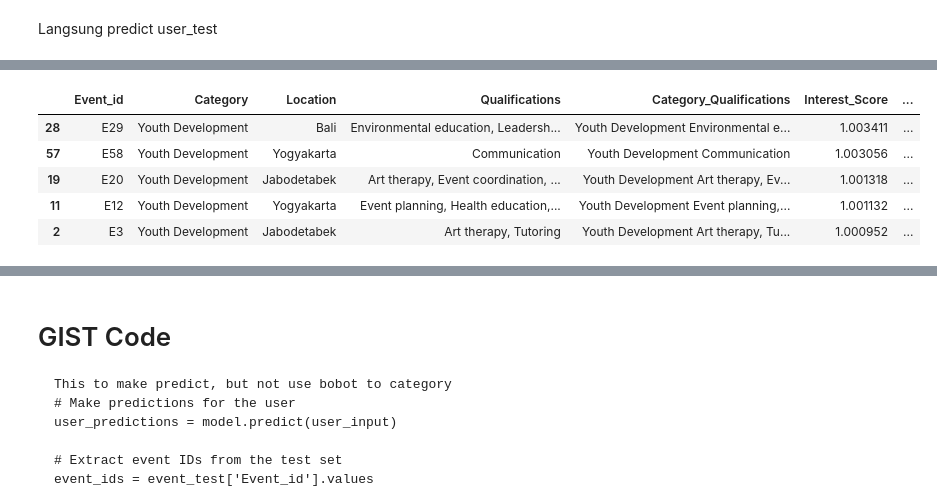
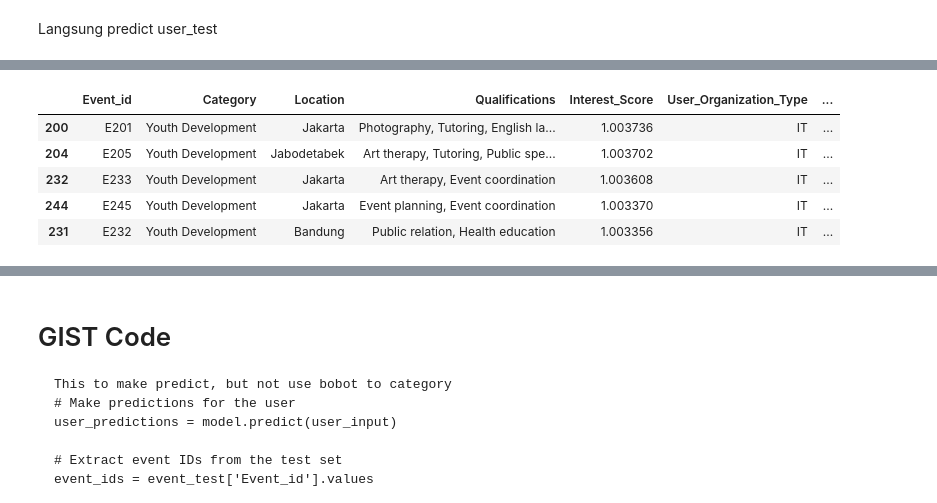
Before and after one commit to Capstone-CH2-PS374/CH2-PS_Recommendation-System, a Jupyter notebook: Recommender.ipynb, the cells around one changed output, grey strips where cells are left out. Saved outputs shown, nothing was run; the diff lists cells and outputs as text; code cells hidden in the pictures.

```diff
--- a/Recommender.ipynb
+++ b/Recommender.ipynb
@@ -192,6 +2,0 @@ event_one_hot = pd.get_dummies(merged_data[[ 'Kategori', 'Age_y','Domisili']], p
-# %%
-## Check Display
-pd.set_option('display.max_columns', None)
-
-event_one_hot
-#user_one_hot
@@ -502,8 +143,8 @@ Class Callbacks
 class myCallback(tf.keras.callbacks.Callback):
     # Define the method that checks the accuracy at the end of each epoch
     def on_epoch_end(self, epoch, logs={}):
-        if logs.get('loss') < 0.093 :
-            print("\nReached loss 0.093 so stop the epoch for training!")
+        if logs.get('loss') < 0.00005 :
+            print("\nReached loss 5e-5 so stop the epoch for training!")
             self.model.stop_training = True
 
 callback = myCallback()
@@ -535,5 +176,5 @@ ________________________________________________________________________________
 # Define inputs and outputs for training
 train_inputs = [skill_pad, user_loc_org_encoded_train, qualification_pad, event_cat_loc_org_encoded_train]
 # %%
-model.fit(train_inputs, y_train, epochs=50, callbacks=callback)
+model.fit(train_inputs, y_train, epochs=60, callbacks=callback)
 # %% [output]
@@ -644,31 +324,4 @@ top_5_recommendations
 # %%
-# Example new user
-new_user_data = {
-    'Volunteer Name' : 'Anto Sutirto',
-    'Skills': 'Python, Data Analysis',
-    'Location': 'Jakarta',
-    'Type of Organization': 'Youth Development',
-}
-
-# Pra-pemrosesan data user baru
-new_user_skills_seq = tokenizer_skill.texts_to_sequences([new_user_data['Skills']])
-new_user_skills_pad = pad_sequences(new_user_skills_seq, maxlen=max_length, padding=padding_type, truncating= trunc_type)
-
-new_user_loc_org_encoded = encoder.transform([[new_user_data['Location'], new_user_data['Type of Organization']]])
-
-# memberikan input untuk 'Qualifications' dan 'Category' dan 'Location' dari event.
-# menggunakan rata-rata atau median dari data training untuk ini.
-average_qualifications_pad = np.mean(qualification_pad, axis=0)[None, ...]
-average_event_cat_loc_org_encoded = np.mean(event_cat_loc_org_encoded_train, axis=0)[None, ...]
-
-# Membuat input untuk model
-new_user_input = [
-    new_user_skills_pad,
-    new_user_loc_org_encoded,
-    average_qualifications_pad,
-    average_event_cat_loc_org_encoded,
-]
-
 # Membuat prediksi dengan model
 new_user_predictions = model.predict(new_user_input)
 
@@ -679,7 +332,7 @@ predictions_df = pd.DataFrame(new_user_predictions.flatten(), columns=['Interest
 results_df = pd.concat([event_df.reset_index(drop=True), predictions_df], axis=1)
 
 # Menambahkan 'Type of Organization' user ke DataFrame hasil
-results_df['User_Organization_Type'] = new_user_data['Type of Organization']
+results_df['User_Organization_Type'] = new_userData.iloc[0]['Type of Organization']
 
 # Membuat kolom baru 'Interest_Score_Adjusted' yang memberikan bobot lebih tinggi
 # untuk event yang 'Category'-nya cocok dengan 'Type of Organization' user
@@ -698,6 +351,6 @@ top_recommendations
-|  | Event_id | Category | Location | Qualifications | Category_Qualifications | Interest_Score | ... |
-| 28 | E29 | Youth Development | Bali | Environmental education, Leadersh... | Youth Development Environmental e... | 1.003411 | ... |
-| 57 | E58 | Youth Development | Yogyakarta | Communication | Youth Development Communication | 1.003056 | ... |
-| 19 | E20 | Youth Development | Jabodetabek | Art therapy, Event coordination, ... | Youth Development Art therapy, Ev... | 1.001318 | ... |
-| 11 | E12 | Youth Development | Yogyakarta | Event planning, Health education,... | Youth Development Event planning,... | 1.001132 | ... |
-| 2 | E3 | Youth Development | Jabodetabek | Art therapy, Tutoring | Youth Development Art therapy, Tu... | 1.000952 | ... |
+|  | Event_id | Category | Location | Qualifications | Interest_Score | User_Organization_Type | ... |
+| 200 | E201 | Youth Development | Jakarta | Photography, Tutoring, English la... | 1.003736 | IT | ... |
+| 204 | E205 | Youth Development | Jabodetabek | Art therapy, Tutoring, Public spe... | 1.003702 | IT | ... |
+| 232 | E233 | Youth Development | Jakarta | Art therapy, Event coordination | 1.003608 | IT | ... |
+| 244 | E245 | Youth Development | Jakarta | Event planning, Event coordination | 1.003370 | IT | ... |
+| 231 | E232 | Youth Development | Bandung | Public relation, Health education | 1.003356 | IT | ... |
```
Also changed, not shown: parts of 64 cells of this notebook.
